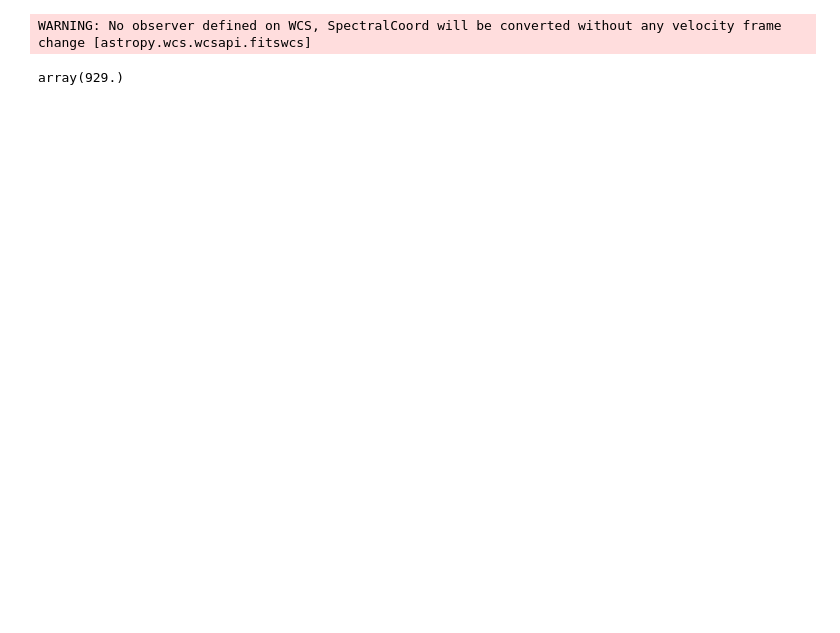
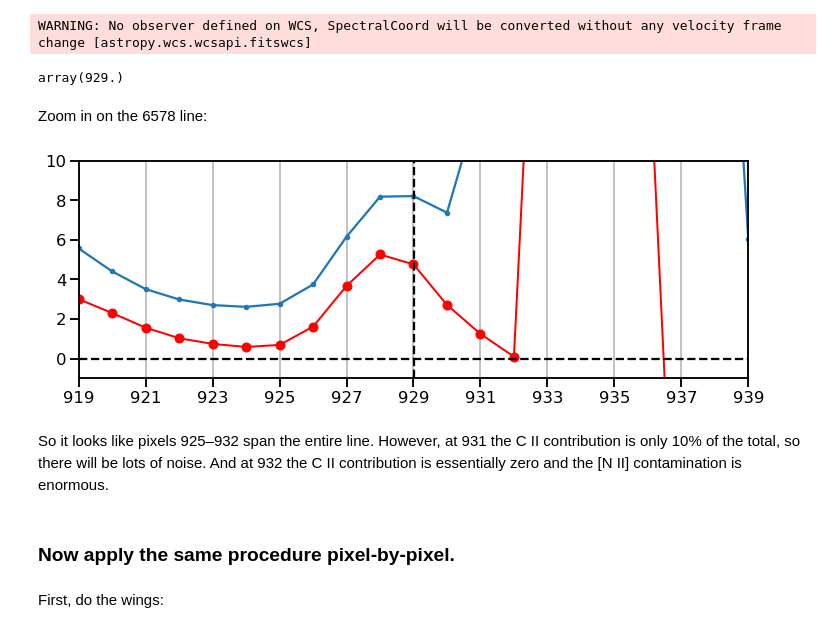
Before and after one commit to will-henney/eduardo-cii-permitted, a Jupyter notebook: notebooks/02-MUSE-6462.ipynb, the cells around one changed output. Cells and saved outputs as stored; diff of their text form; code cells hidden in the pictures; blank space fills up the shorter version.

Commit message:
Finish extraction of the 6578 and 7231, 6 lines

```diff
--- a/notebooks/02-MUSE-6462.ipynb
+++ b/notebooks/02-MUSE-6462.ipynb
@@ -509,3 +533,29 @@ k0_6578
 # %% [output]
 WARNING: No observer defined on WCS, SpectralCoord will be converted without any velocity frame change [astropy.wcs.wcsapi.fitswcs]
 array(929.)
+# %% [markdown]
+Zoom in on the 6578 line:
+# %%
+fig, ax = plt.subplots(figsize=(12, 4))
+ax.plot(kwindow, window_median, marker=".")
+ax.plot(
+    kwindow,
+    window_median_smooth - window_shift - fac2 * p2(kwindow),
+    marker="o", color="r", lw=2)
+
+ax.axhline(0.0, color="k", linestyle="dashed")
+ax.axvline(k0_6578, color="k", linestyle="dashed")
+ax.set(
+    xlim=[k0_6578 - 10, k0_6578 + 10],
+    ylim=[-1, 10],
+    xticks=range(int(k0_6578) - 10, int(k0_6578) + 11, 2),
+)
+ax.grid(axis="x")
+# %% [output]
+[figure, added]
+# %% [markdown]
+So it looks like pixels 925–932 span the entire line. However, at 931 the C II contribution is only 10% of the total, so there will be lots of noise.  And at 932 the C II contribution is essentially zero and the [N II] contamination is enormous.
+# %% [markdown]
+### Now apply the same procedure pixel-by-pixel.
+# %% [markdown]
+First, do the wings:
```
Also changed, not shown: parts of 47 cells of this notebook, 3 other files.
